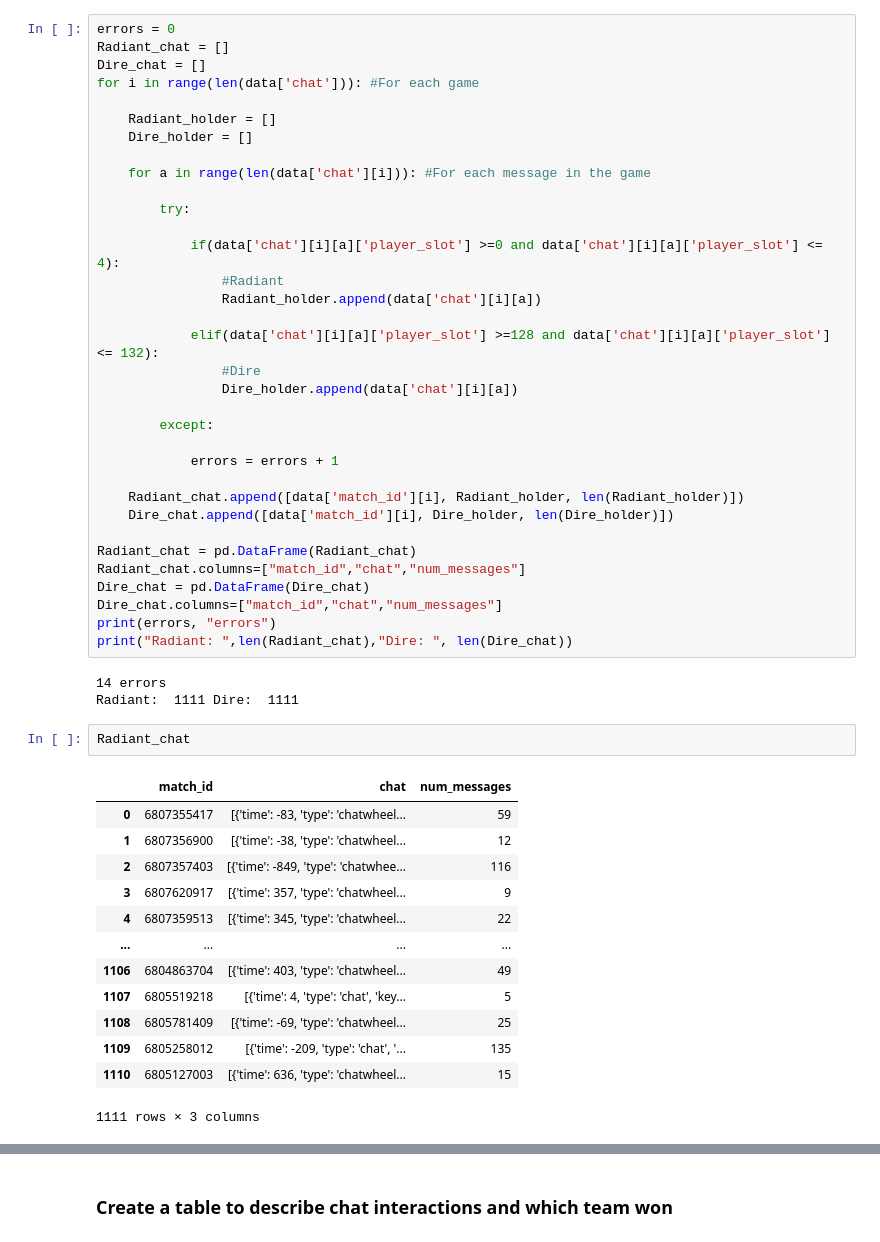
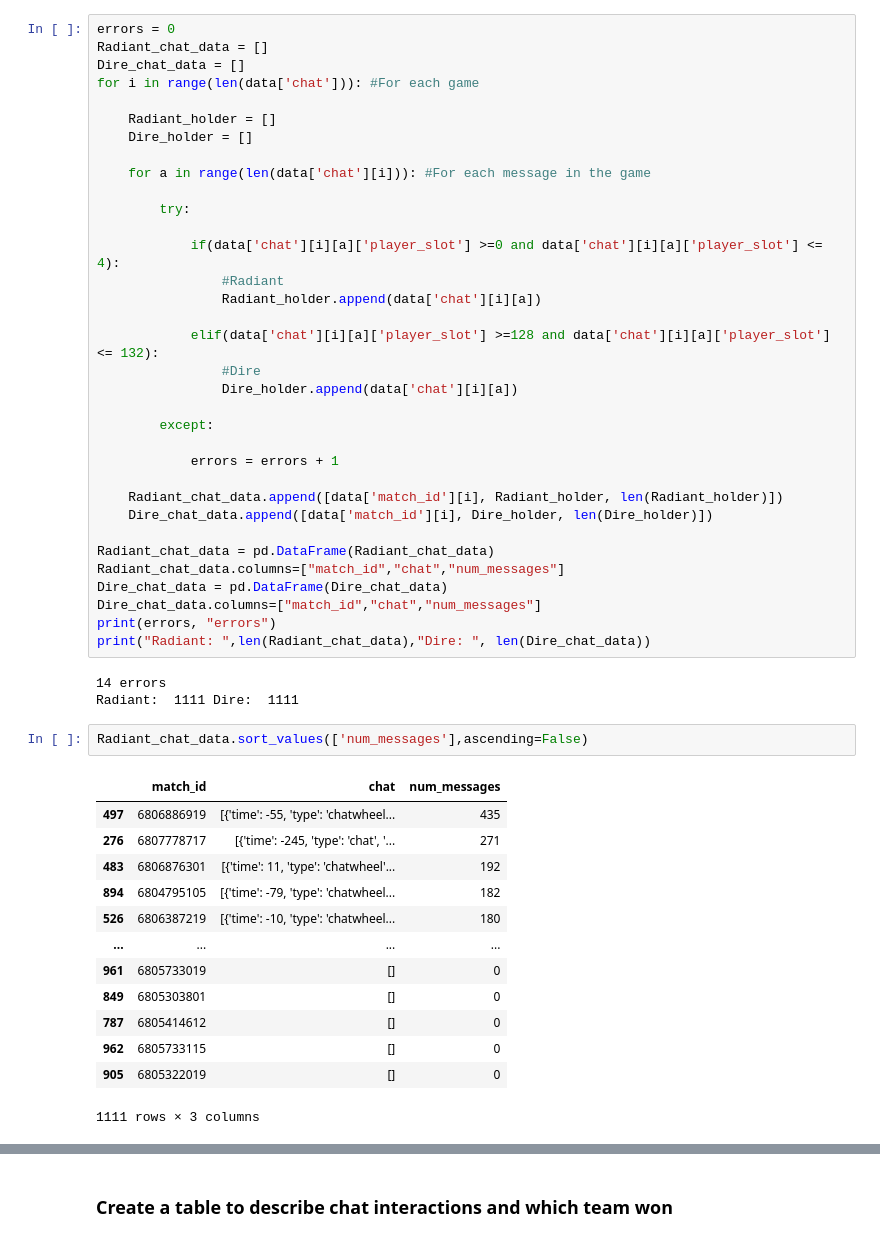
Before and after one commit to EvgenyKashin/dota2_chat, a Jupyter notebook: scripts/EDA.ipynb, the cells around one changed output, grey strips where cells are left out. Cells and saved outputs as stored; diff of their text form.

```diff
--- a/scripts/EDA.ipynb
+++ b/scripts/EDA.ipynb
@@ -142,8 +153,8 @@ data['chat'][0][0]
 <h3> Split Dire and Radiant messages </h3>
 # %%
 errors = 0
-Radiant_chat = []
-Dire_chat = []
+Radiant_chat_data = []
+Dire_chat_data = []
 for i in range(len(data['chat'])): #For each game
 
     Radiant_holder = []
@@ -165,32 +176,32 @@ for i in range(len(data['chat'])): #For each game
 
             errors = errors + 1
 
-    Radiant_chat.append([data['match_id'][i], Radiant_holder, len(Radiant_holder)])
-    Dire_chat.append([data['match_id'][i], Dire_holder, len(Dire_holder)])
+    Radiant_chat_data.append([data['match_id'][i], Radiant_holder, len(Radiant_holder)])
+    Dire_chat_data.append([data['match_id'][i], Dire_holder, len(Dire_holder)])
 
-Radiant_chat = pd.DataFrame(Radiant_chat)
-Radiant_chat.columns=["match_id","chat","num_messages"]
-Dire_chat = pd.DataFrame(Dire_chat)
-Dire_chat.columns=["match_id","chat","num_messages"]
+Radiant_chat_data = pd.DataFrame(Radiant_chat_data)
+Radiant_chat_data.columns=["match_id","chat","num_messages"]
+Dire_chat_data = pd.DataFrame(Dire_chat_data)
+Dire_chat_data.columns=["match_id","chat","num_messages"]
 print(errors, "errors")
-print("Radiant: ",len(Radiant_chat),"Dire: ", len(Dire_chat))
+print("Radiant: ",len(Radiant_chat_data),"Dire: ", len(Dire_chat_data))
 # %% [output]
 14 errors
 Radiant:  1111 Dire:  1111
 # %%
-Radiant_chat
+Radiant_chat_data.sort_values(['num_messages'],ascending=False)
 # %% [output]
 |  | match_id | chat | num_messages |
-| 0 | 6807355417 | [{'time': -83, 'type': 'chatwheel... | 59 |
-| 1 | 6807356900 | [{'time': -38, 'type': 'chatwheel... | 12 |
-| 2 | 6807357403 | [{'time': -849, 'type': 'chatwhee... | 116 |
-| 3 | 6807620917 | [{'time': 357, 'type': 'chatwheel... | 9 |
-| 4 | 6807359513 | [{'time': 345, 'type': 'chatwheel... | 22 |
+| 497 | 6806886919 | [{'time': -55, 'type': 'chatwheel... | 435 |
+| 276 | 6807778717 | [{'time': -245, 'type': 'chat', '... | 271 |
+| 483 | 6806876301 | [{'time': 11, 'type': 'chatwheel'... | 192 |
+| 894 | 6804795105 | [{'time': -79, 'type': 'chatwheel... | 182 |
+| 526 | 6806387219 | [{'time': -10, 'type': 'chatwheel... | 180 |
 | ... | ... | ... | ... |
-| 1106 | 6804863704 | [{'time': 403, 'type': 'chatwheel... | 49 |
-| 1107 | 6805519218 | [{'time': 4, 'type': 'chat', 'key... | 5 |
-| 1108 | 6805781409 | [{'time': -69, 'type': 'chatwheel... | 25 |
-| 1109 | 6805258012 | [{'time': -209, 'type': 'chat', '... | 135 |
-| 1110 | 6805127003 | [{'time': 636, 'type': 'chatwheel... | 15 |
+| 961 | 6805733019 | [] | 0 |
+| 849 | 6805303801 | [] | 0 |
+| 787 | 6805414612 | [] | 0 |
+| 962 | 6805733115 | [] | 0 |
+| 905 | 6805322019 | [] | 0 |
 1111 rows × 3 columns
 # %%
```
Also changed, not shown: parts of 32 cells of this notebook.
